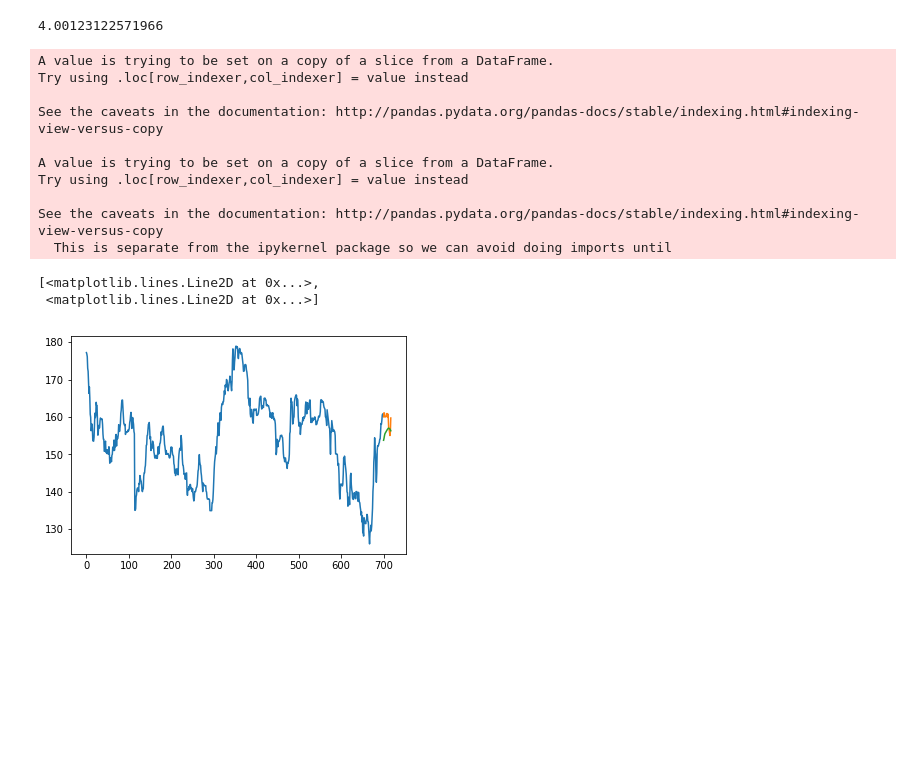
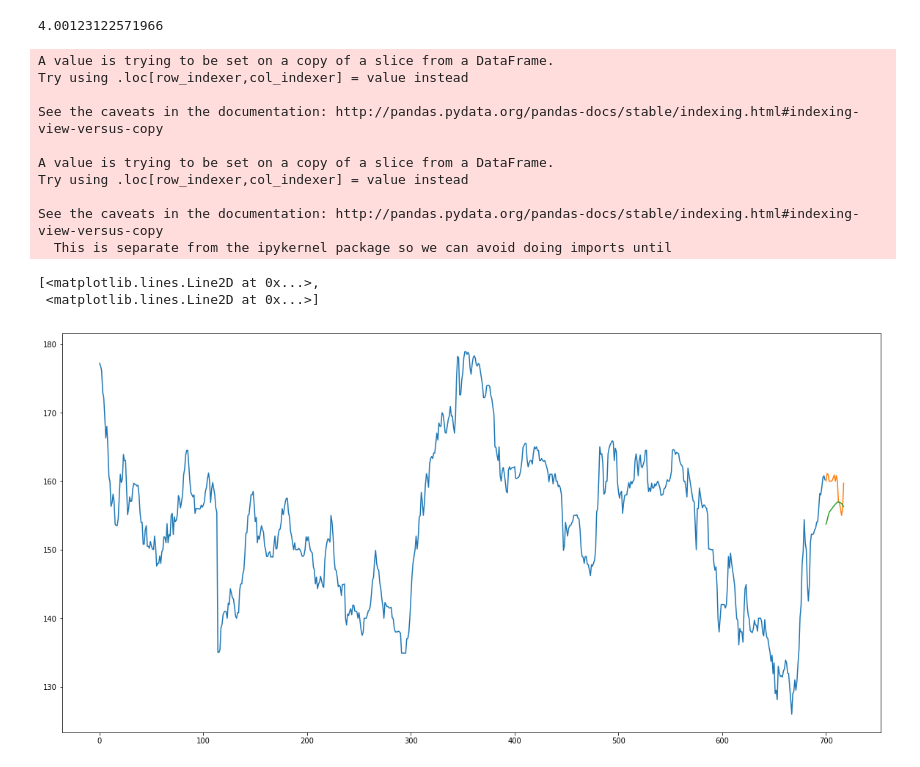
Before and after one commit to sajee3556/SentimentAnalysisForStockMarket, a Jupyter notebook: JKH Moving Average.ipynb, the cells around one changed output. Drawn from its saved outputs; the diff is of its cells as text; code cells hidden in the pictures; blank space fills up the shorter version.

```diff
--- a/JKH Moving Average.ipynb
+++ b/JKH Moving Average.ipynb
@@ -83,20 +83,21 @@ rms
 # %%
 #plot
 valid['Predictions'] = 0
 valid['Predictions'] = preds
+plt.figure(figsize=(20,10))
 plt.plot(train['CLOSE_PRICE'])
 plt.plot(valid[['CLOSE_PRICE', 'Predictions']])
 # %% [output]
 A value is trying to be set on a copy of a slice from a DataFrame.
 Try using .loc[row_indexer,col_indexer] = value instead
 
 See the caveats in the documentation: http://pandas.pydata.org/pandas-docs/stable/indexing.html#indexing-view-versus-copy
 
 A value is trying to be set on a copy of a slice from a DataFrame.
 Try using .loc[row_indexer,col_indexer] = value instead
 
 See the caveats in the documentation: http://pandas.pydata.org/pandas-docs/stable/indexing.html#indexing-view-versus-copy
   This is separate from the ipykernel package so we can avoid doing imports until
 [<matplotlib.lines.Line2D at 0x...>,
  <matplotlib.lines.Line2D at 0x...>]
-[figure, old version]
+[figure, new version]
```
Also changed, not shown: 15 other files.
